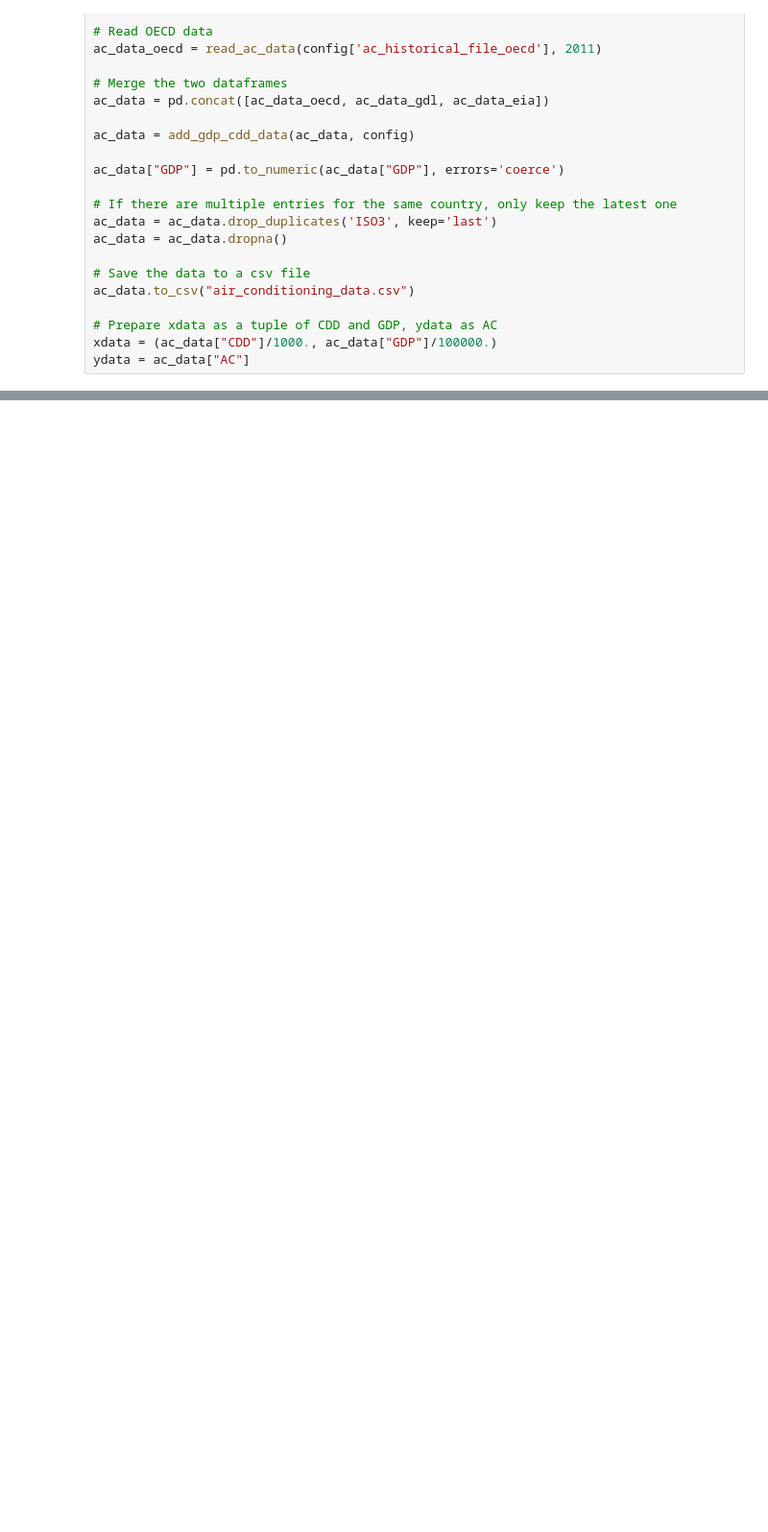
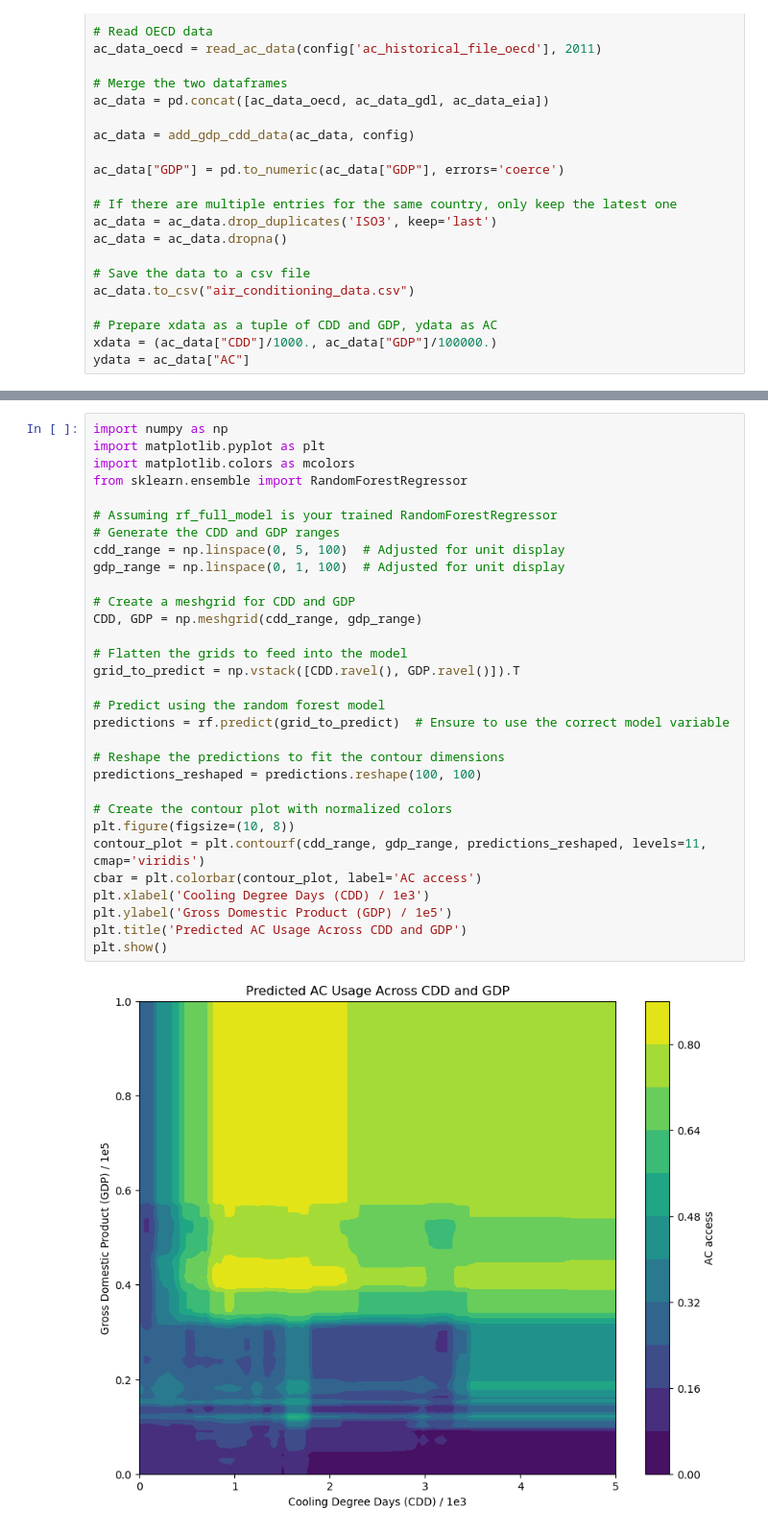
Before and after one commit to carnegie/clab_cooling_deficit_index, a Jupyter notebook: derive_ac_adoption_function.ipynb, the cells around one changed output, grey strips where cells are left out. Shown at 96% size. Cells and saved outputs as stored; diff of their text form; blank space fills up the shorter version.

```diff
--- a/derive_ac_adoption_function.ipynb
+++ b/derive_ac_adoption_function.ipynb
@@ -160,0 +243,33 @@ linear fit:
+# %%
+import numpy as np
+import matplotlib.pyplot as plt
+import matplotlib.colors as mcolors
+from sklearn.ensemble import RandomForestRegressor
+
+# Assuming rf_full_model is your trained RandomForestRegressor
+# Generate the CDD and GDP ranges
+cdd_range = np.linspace(0, 5, 100)  # Adjusted for unit display
+gdp_range = np.linspace(0, 1, 100)  # Adjusted for unit display
+
+# Create a meshgrid for CDD and GDP
+CDD, GDP = np.meshgrid(cdd_range, gdp_range)
+
+# Flatten the grids to feed into the model
+grid_to_predict = np.vstack([CDD.ravel(), GDP.ravel()]).T
+
+# Predict using the random forest model
+predictions = rf.predict(grid_to_predict)  # Ensure to use the correct model variable
+
+# Reshape the predictions to fit the contour dimensions
+predictions_reshaped = predictions.reshape(100, 100)
+
+# Create the contour plot with normalized colors
+plt.figure(figsize=(10, 8))
+contour_plot = plt.contourf(cdd_range, gdp_range, predictions_reshaped, levels=11, cmap='viridis')
+cbar = plt.colorbar(contour_plot, label='AC access')
+plt.xlabel('Cooling Degree Days (CDD) / 1e3')
+plt.ylabel('Gross Domestic Product (GDP) / 1e5')
+plt.title('Predicted AC Usage Across CDD and GDP')
+plt.show()
+# %% [output]
+[figure, added]
```
Also changed, not shown: parts of 7 cells of this notebook.
